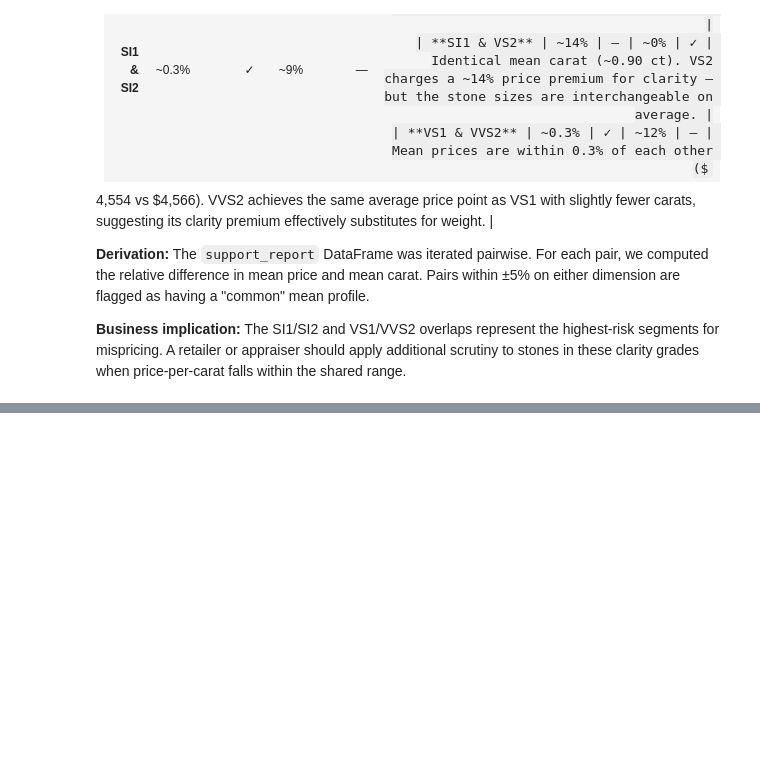
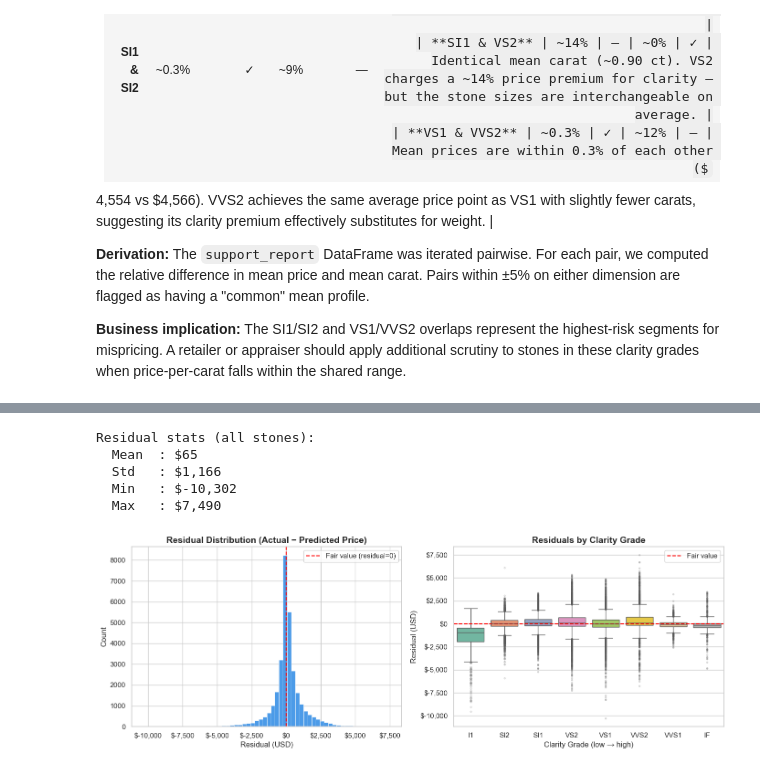
Before and after one commit to akaseahawk/wilcore-interview-DS2, a Jupyter notebook: diamond_analysis.ipynb, the cells around one changed output, grey strips where cells are left out. Cells and saved outputs as stored; diff of their text form; code cells hidden in the pictures; some formulas as TeX source; blank space fills up the shorter version.

```diff
--- a/diamond_analysis.ipynb
+++ b/diamond_analysis.ipynb
@@ -668,0 +926,48 @@ despite the clarity grade difference.
+# %%
+# Compute predicted prices and residuals using the Log-Log model
+df_model['predicted_price'] = np.exp(lr_log.predict(X_log)).round(0).astype(int)
+df_model['residual']        = df_model['price'] - df_model['predicted_price']
+df_model['pct_deviation']   = ((df_model['residual'] / df_model['predicted_price']) * 100).round(1)
+
+print(f"Residual stats (all stones):")
+print(f"  Mean  : ${df_model['residual'].mean():,.0f}")
+print(f"  Std   : ${df_model['residual'].std():,.0f}")
+print(f"  Min   : ${df_model['residual'].min():,.0f}")
+print(f"  Max   : ${df_model['residual'].max():,.0f}")
+# %% [output]
+Residual stats (all stones):
+  Mean  : $65
+  Std   : $1,166
+  Min   : $-10,302
+  Max   : $7,490
+# %%
+# Distribution of residuals
+fig, axes = plt.subplots(1, 2, figsize=(14, 5))
+
+# Histogram of residuals
+axes[0].hist(df_model['residual'], bins=60, color='#4c9be8', edgecolor='white', linewidth=0.4)
+axes[0].axvline(0, color='red', linewidth=1.5, linestyle='--', label='Fair value (residual=0)')
+axes[0].set_title('Residual Distribution (Actual − Predicted Price)', fontweight='bold')
+axes[0].set_xlabel('Residual (USD)')
+axes[0].set_ylabel('Count')
+axes[0].xaxis.set_major_formatter(mticker.FuncFormatter(lambda x, _: f'${int(x):,}'))
+axes[0].legend()
+
+# Residuals by clarity — which grades have the most mispricing?
+sns.boxplot(
+    data=df_model, x='clarity', y='residual',
+    order=clarity_order, palette='Set2',
+    flierprops=dict(marker='o', markersize=2, alpha=0.3),
+    ax=axes[1]
+)
+axes[1].axhline(0, color='red', linewidth=1.5, linestyle='--', label='Fair value')
+axes[1].set_title('Residuals by Clarity Grade', fontweight='bold')
+axes[1].set_xlabel('Clarity Grade (low → high)')
+axes[1].set_ylabel('Residual (USD)')
+axes[1].yaxis.set_major_formatter(mticker.FuncFormatter(lambda x, _: f'${int(x):,}'))
+axes[1].legend()
+
+plt.tight_layout()
+plt.show()
+# %% [output]
+[figure, added]
```
Also changed, not shown: parts of 19 cells of this notebook, 1 other file.
